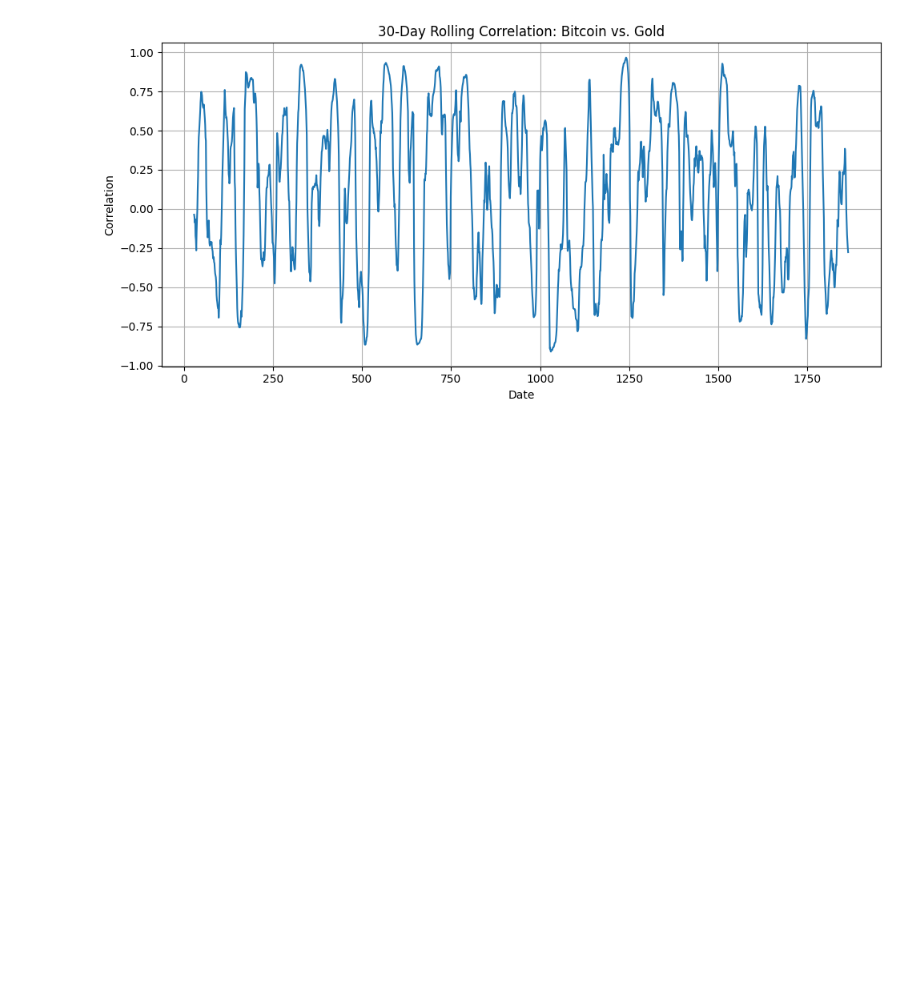
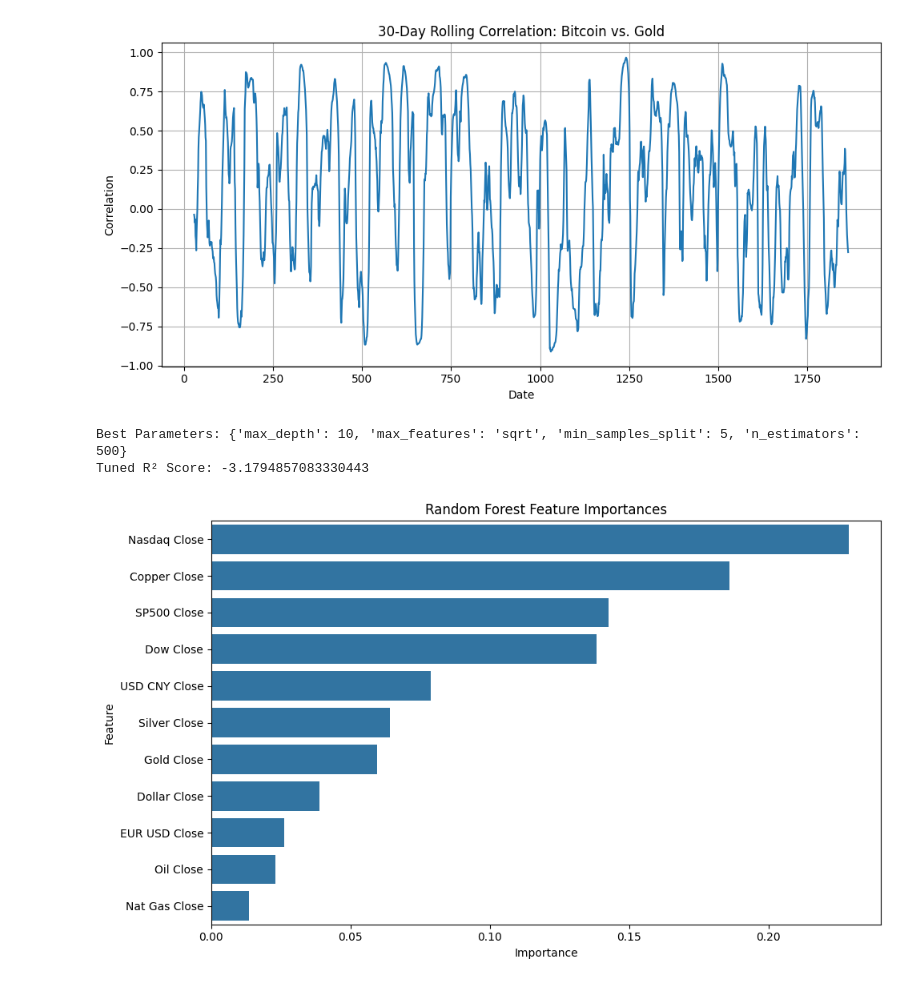
Before and after one commit to sbendre06/Supervised-Learning-BTC-Price-Direction, a Jupyter notebook: Pricing Models/market-models.ipynb, the cells around one changed output. Cells and saved outputs as stored; diff of their text form; code cells hidden in the pictures; blank space fills up the shorter version.

Commit message:
random forest new

```diff
--- a/Pricing Models/market-models.ipynb
+++ b/Pricing Models/market-models.ipynb
@@ -245,3 +252,50 @@ plt.tight_layout()
 plt.show()
 # %% [output]
 [figure]
+# %%
+split_date = pd.to_datetime("2024-01-01")
+
+feature_cols = ["SP500 Close", "Nasdaq Close", "Dow Close", "Gold Close", "Oil Close", "Silver Close",
+                "Copper Close", "Nat Gas Close", "Dollar Close", "EUR USD Close", "USD CNY Close"]
+target_col = "Bitcoin Close"
+
+# Mask to split train and test sets
+mask_train = df["Date"] < split_date
+mask_test = df["Date"] >= split_date
+
+# Split features and targets
+X_train = df.loc[mask_train, feature_cols]
+X_test = df.loc[mask_test, feature_cols]
+y_train = df.loc[mask_train, target_col]
+y_test = df.loc[mask_test, target_col]
+# %%
+param_grid = {
+    'n_estimators': [100, 300, 500],  # number of decision trees
+    'max_depth': [5, 10, 20, None],   # maximum depth of each decision tree
+    'min_samples_split': [2, 5],      # minimum samples required to split an internal node
+    'max_features': ['sqrt', 'log2']  # best split criteria
+}
+
+grid = GridSearchCV(RandomForestRegressor(random_state=42),
+                    param_grid, cv=5, scoring='r2', n_jobs=-1, verbose=0)
+grid.fit(X_train, y_train)
+
+best_rf = grid.best_estimator_
+y_pred = best_rf.predict(X_test)
+print("Best Parameters:", grid.best_params_)
+print("Tuned R² Score:", r2_score(y_test, y_pred))
+
+importances = best_rf.feature_importances_
+features = X.columns
+fi_df = pd.DataFrame({'Feature': features, 'Importance': importances})
+fi_df = fi_df.sort_values(by='Importance', ascending=False)
+
+plt.figure(figsize=(10, 6))
+sns.barplot(data=fi_df, x='Importance', y='Feature')
+plt.title('Random Forest Feature Importances')
+plt.tight_layout()
+plt.show()
+# %% [output]
+Best Parameters: {'max_depth': 10, 'max_features': 'sqrt', 'min_samples_split': 5, 'n_estimators': 500}
+Tuned R² Score: -3.1794857083330443
+[figure, added]
```
Also changed, not shown: parts of 3 cells of this notebook.
